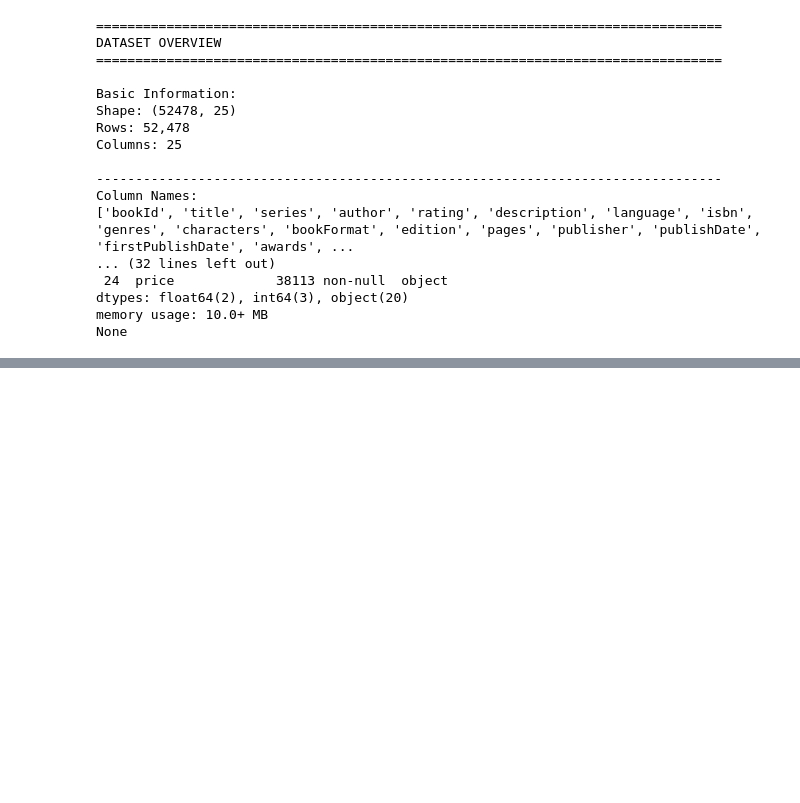
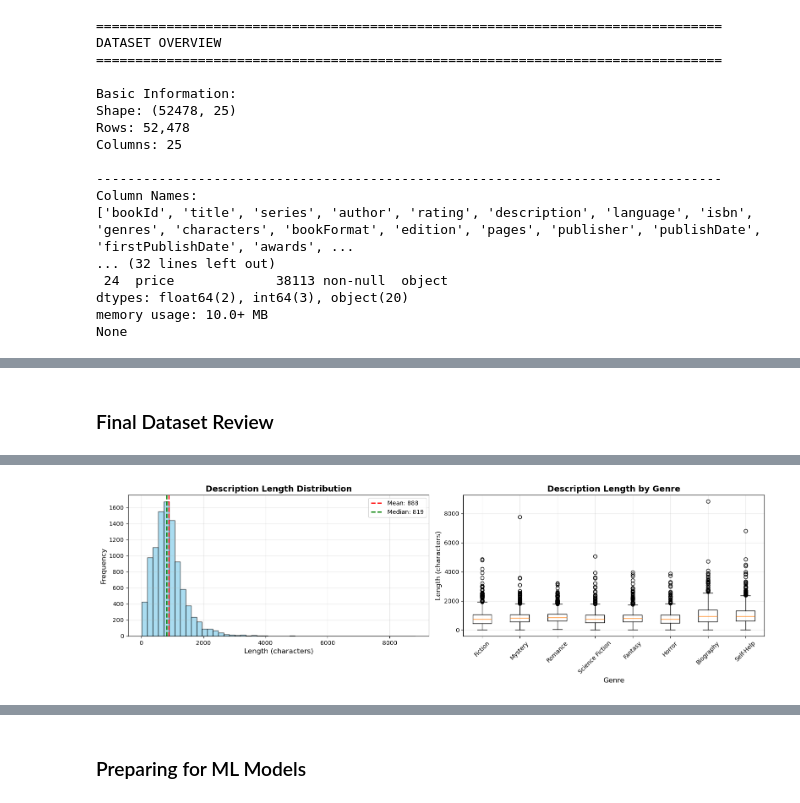
Before and after one commit to subnirdesh/book_genre_classification, a Jupyter notebook: notebooks/01_data_cleaning.ipynb, the cells around one changed output, grey strips where cells are left out. Cells and saved outputs as stored; diff of their text form; code cells hidden in the pictures; blank space fills up the shorter version.

```diff
--- a/notebooks/01_data_cleaning.ipynb
+++ b/notebooks/01_data_cleaning.ipynb
@@ -53,0 +907,76 @@ None
+# %% [markdown]
+### Final Dataset Review
+# %%
+print("="*80)
+print("FINAL DATA QUALITY CHECKS")
+print("="*80)
+
+print(f"\n Dataset Summary:")
+print(f"   Total books: {len(df_balanced):,}")
+print(f"   Number of genres: {df_balanced['primary_genre'].nunique()}")
+print(f"   Books per genre: {len(df_balanced) // df_balanced['primary_genre'].nunique():,}")
+
+print(f"\n Genre Distribution (Final):")
+final_dist = df_balanced['primary_genre'].value_counts().sort_index()
+for genre, count in final_dist.items():
+    print(f"   {genre:20s}: {count:6,} books")
+
+print(f"\n🔍 Missing Values Check:")
+missing_check = df_balanced[['description_clean', 'primary_genre']].isnull().sum()
+print(missing_check)
+if missing_check.sum() == 0:
+    print(" No missing values!")
+else:
+    print(" Warning: Missing values detected!")
+
+print(f"\n Description Length Statistics:")
+desc_lengths = df_balanced['description_clean'].str.len()
+print(f"   Mean length: {desc_lengths.mean():.2f} characters")
+print(f"   Median length: {desc_lengths.median():.2f} characters")
+print(f"   Min length: {desc_lengths.min()} characters")
+print(f"   Max length: {desc_lengths.max()} characters")
+print(f"   Std deviation: {desc_lengths.std():.2f} characters")
+print(f"   25th percentile: {desc_lengths.quantile(0.25):.2f} characters")
+print(f"   75th percentile: {desc_lengths.quantile(0.75):.2f} characters")
+
+# Visualizing description length distribution
+fig, axes = plt.subplots(1, 2, figsize=(16, 5))
+
+# Histogram
+axes[0].hist(desc_lengths, bins=50, color='skyblue', edgecolor='black', alpha=0.7)
+axes[0].axvline(desc_lengths.mean(), color='red', linestyle='--',
+                linewidth=2, label=f'Mean: {desc_lengths.mean():.0f}')
+axes[0].axvline(desc_lengths.median(), color='green', linestyle='--',
+                linewidth=2, label=f'Median: {desc_lengths.median():.0f}')
+axes[0].set_title('Description Length Distribution', fontsize=14, fontweight='bold')
+axes[0].set_xlabel('Length (characters)', fontsize=12)
+axes[0].set_ylabel('Frequency', fontsize=12)
+axes[0].legend()
+axes[0].grid(alpha=0.3)
+
+# Box plot by genre
+desc_by_genre = [df_balanced[df_balanced['primary_genre'] == g]['description_clean'].str.len()
+                 for g in TARGET_GENRES]
+axes[1].boxplot(desc_by_genre, labels=TARGET_GENRES)
+axes[1].set_title('Description Length by Genre', fontsize=14, fontweight='bold')
+axes[1].set_xlabel('Genre', fontsize=12)
+axes[1].set_ylabel('Length (characters)', fontsize=12)
+axes[1].tick_params(axis='x', rotation=45)
+axes[1].grid(alpha=0.3)
+
+plt.tight_layout()
+plt.show()
+
+# Sample from each genre
+print("\n" + "="*80)
+print("SAMPLE FROM EACH GENRE")
+print("="*80)
+
+for genre in TARGET_GENRES:
+    sample = df_balanced[df_balanced['primary_genre'] == genre].iloc[0]
+    print(f"\n{genre}:")
+    print(f"   Title: {sample['title'][:60]}...")
+    print(f"   Description ({len(sample['description_clean'])} chars): ")
+    print(f"   {sample['description_clean'][:200]}...")
+    print("-" * 80)
+# %% [output]
@@ -53,0 +1000 @@ None
+[figure, added]
@@ -53,0 +1018,2 @@ None
+# %% [markdown]
+### Preparing for ML Models
```
Also changed, not shown: parts of 25 cells of this notebook, 5 other files.
